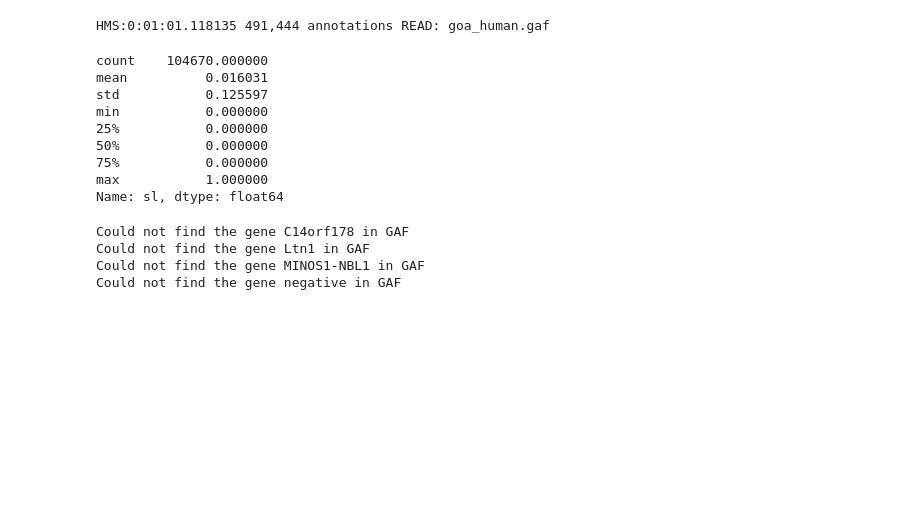
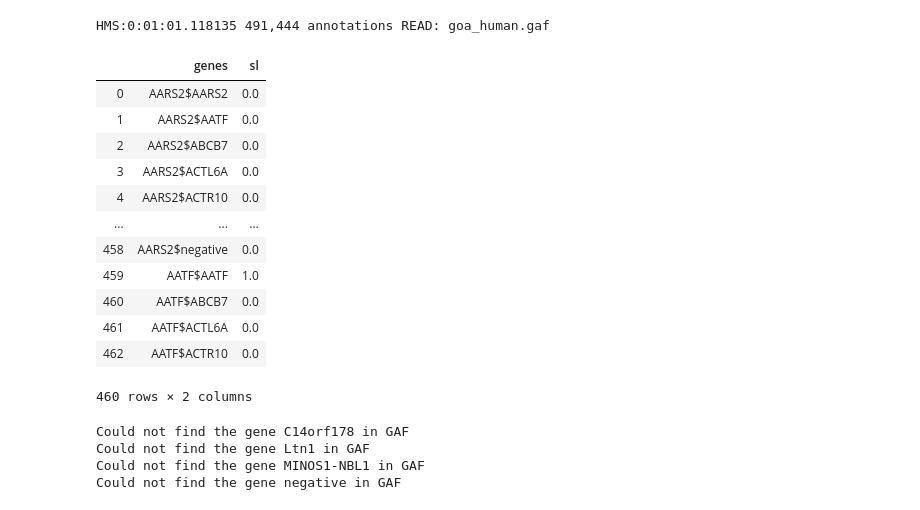
Before and after one commit to shahaf-sameach/synthetic-lethality-classifier-, a Jupyter notebook: main_human_v1.ipynb, the cells around one changed output. Saved outputs shown, nothing was run; the diff lists cells and outputs as text; code cells hidden in the pictures; blank space fills up the shorter version.

```diff
--- a/main_human_v1.ipynb
+++ b/main_human_v1.ipynb
@@ -50,15 +47,19 @@ gene2sl.loc[gene2sl.sl != 1, 'sl'] = 0
-# %%
-gene2sl.sl.describe()
-# %% [output]
-count    104670.000000
-mean          0.016031
-std           0.125597
-min           0.000000
-25%           0.000000
-50%           0.000000
-75%           0.000000
-max           1.000000
-Name: sl, dtype: float64
+# %%
+gene2sl.head(460)
+# %% [output]
+|  | genes | sl |
+| 0 | AARS2$AARS2 | 0.0 |
+| 1 | AARS2$AATF | 0.0 |
+| 2 | AARS2$ABCB7 | 0.0 |
+| 3 | AARS2$ACTL6A | 0.0 |
+| 4 | AARS2$ACTR10 | 0.0 |
+| ... | ... | ... |
+| 458 | AARS2$negative | 0.0 |
+| 459 | AATF$AATF | 1.0 |
+| 460 | AATF$ABCB7 | 0.0 |
+| 461 | AATF$ACTL6A | 0.0 |
+| 462 | AATF$ACTR10 | 0.0 |
+460 rows × 2 columns
 # %%
 #Now get a gene to GO id dict.
 gene2goid = defaultdict(set)
```
Also changed, not shown: parts of 2 cells of this notebook.
